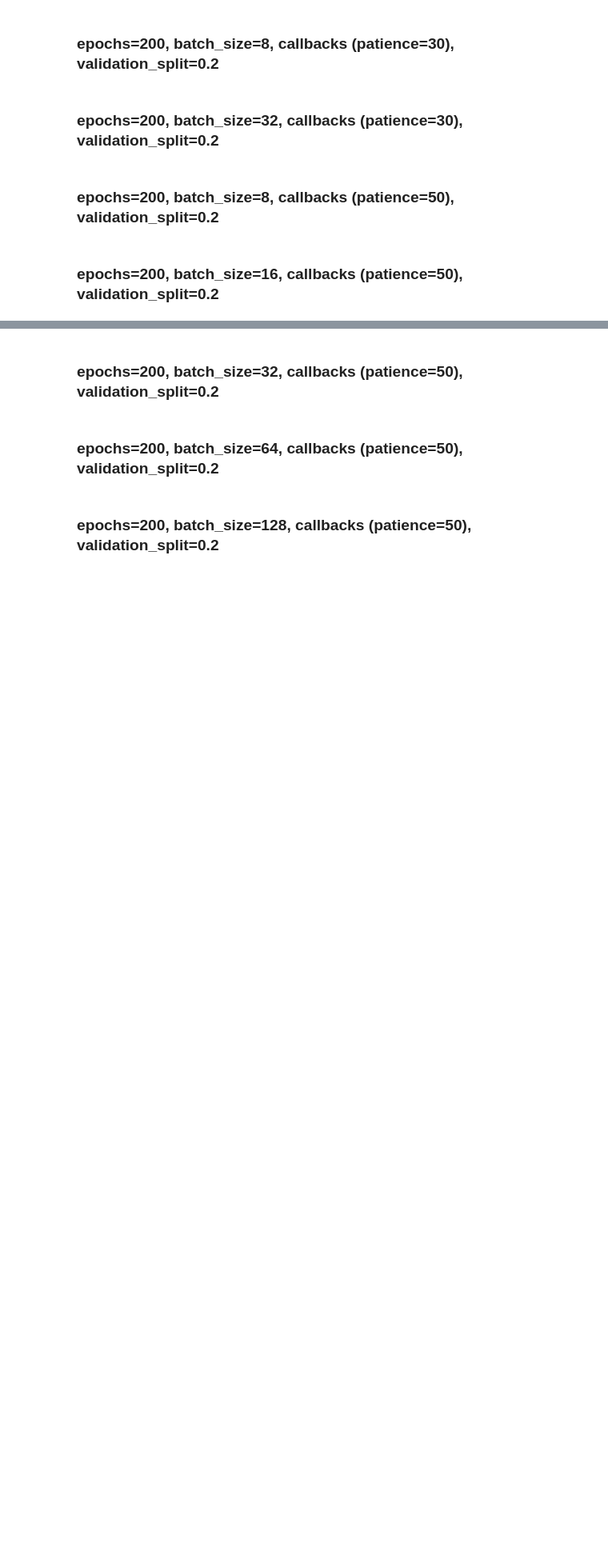
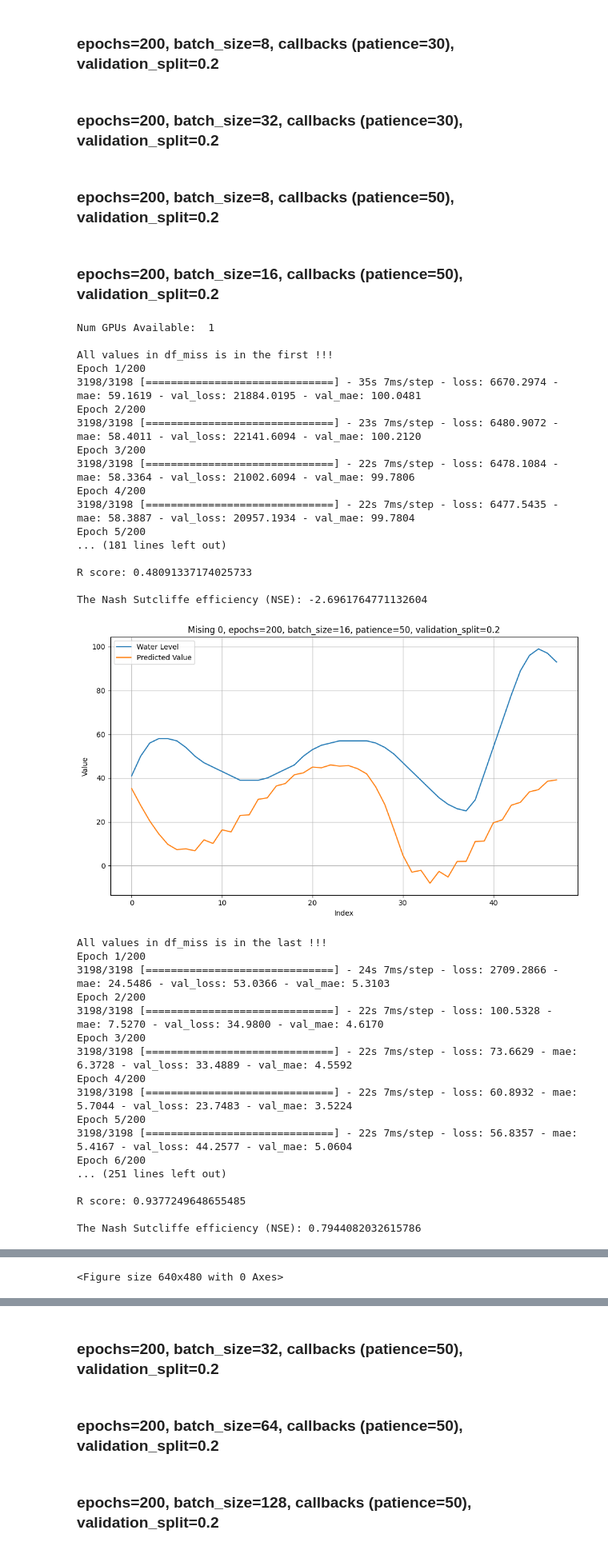
Before and after one commit to thainhattan26012003/HY, a Jupyter notebook: combine.ipynb, the cells around one changed output, grey strips where cells are left out. Shown at 80% size. Cells and saved outputs as stored; diff of their text form; code cells hidden in the pictures; blank space fills up the shorter version.

```diff
--- a/combine.ipynb
+++ b/combine.ipynb
@@ -223,7 +223,7 @@ print("Num GPUs Available: ", len(tf.config.list_physical_devices('GPU')))
 early_stopping = EarlyStopping(monitor='val_loss', patience=30, restore_best_weights=True)
 
 
-for location in range(11,12):
+for location in range(0,12):
 
     filename = f'waterlevel_missing/waterlevel_missing_{location}.csv'
     df = pd.read_csv(filename)
@@ -553,7 +553,7 @@ for location in range(0,12):
         plt.grid(True)
         plt.legend()
         plt.tight_layout()
-        folder_path = 'P:\SU24\Imputation\HY_git\HY\\128,256,512,128,128'
+        folder_path = 'P:\SU24\Imputation\HY_git\\128,256,512,128,128'
         filename = f'128,256,512,128,128, Missing {location}, epochs=200, batch_size=16, patience=30, validation_split=0.2.png'
         full_path = os.path.join(folder_path, filename)
         plt.savefig(full_path)
@@ -602,7 +602,7 @@ for location in range(0,12):
         plt.grid(True)
         plt.legend()
         plt.tight_layout()
-        folder_path = 'P:\SU24\Imputation\HY_git\HY\\128,256,512,128,128'
+        folder_path = 'P:\SU24\Imputation\HY_git\\128,256,512,128,128'
         filename = f'128,256,512,128,128, Missing {location}, epochs=200, batch_size=16, patience=30, validation_split=0.2.png'
         full_path = os.path.join(folder_path, filename)
         plt.savefig(full_path)
@@ -677,7 +677,7 @@ for location in range(0,12):
         plt.grid(True)
         plt.legend()
         plt.tight_layout()
-        folder_path = 'P:\SU24\Imputation\HY_git\HY\\128,256,512,128,128'
+        folder_path = 'P:\SU24\Imputation\HY_git\\128,256,512,128,128'
         filename = f'128,256,512,128,128, Missing {location}, epochs=200, batch_size=16, patience=30, validation_split=0.2.png'
         full_path = os.path.join(folder_path, filename)
         plt.savefig(full_path)
@@ -1332,7 +1378,7 @@ early_stopping = EarlyStopping(monitor='val_loss', patience=50, restore_best_wei
 
 for location in range(0,12):
 
-    filename = f'waterlevel_missing_{location}.csv'
+    filename = f'P:\SU24\Imputation\HY_git\waterlevel_missing\waterlevel_missing_{location}.csv'
     df = pd.read_csv(filename)
 
     #### Check size of missing value
@@ -1398,7 +1444,10 @@ for location in range(0,12):
         plt.grid(True)
         plt.legend()
         plt.tight_layout()
-        plt.savefig(f'64,128,256,200,200, Missing {location}, epochs=200, batch_size=16, patience=50, validation_split=0.2.png')
+        folder_path = 'P:\SU24\Imputation\HY_git\\128,256,512,64,64'
+        filename = f'128,256,512,64,64, Missing {location}, epochs=200, batch_size=16, patience=50, validation_split=0.2.png'
+        full_path = os.path.join(folder_path, filename)
+        plt.savefig(full_path)
         plt.show()
 
     elif all(value in df_check_after for value in df_miss):
@@ -1444,7 +1493,10 @@ for location in range(0,12):
         plt.grid(True)
         plt.legend()
         plt.tight_layout()
-        plt.savefig(f'64,128,256,200,200, Missing {location}, epochs=200, batch_size=16, patience=50, validation_split=0.2.png')
+        folder_path = 'P:\SU24\Imputation\HY_git\\128,256,512,64,64'
+        filename = f'128,256,512,64,64, Missing {location}, epochs=200, batch_size=16, patience=50, validation_split=0.2.png'
+        full_path = os.path.join(folder_path, filename)
+        plt.savefig(full_path)
         plt.show()
 
     else:
@@ -1502,31 +1554,70 @@ for location in range(0,12):
         print('\n', 'result of combine only: ')                                         #
         results_combine =  [(x + y)/2 for x,y in zip(value_lst_before, value_lst_after)]#
         calculate_metrics_for_combine(results_combine,'results_combine (MIDDLE)')               #
         print('\n')                                                                 #
         #############################################################################
 
         df = pd.read_csv('Impute_misvalues_hungyen.csv')
 
         plt.figure(figsize=(10, 6))
         plt.plot(df['Waterlevel'].values.tolist()[nan_index:nan_index+size_of_gap], label='Water Level')
         plt.plot(results_combine, label='Predicted Value', linestyle='-')
         plt.title(f'Mising {location}, epochs=200, batch_size=16, patience=50, validation_split=0.2')
         plt.xlabel('Index')
         plt.ylabel('Value')
         plt.grid(True)
         plt.legend()
         plt.tight_layout()
         plt.show()
-        plt.savefig(f'64,128,256,200,200, Missing {location}, epochs=200, batch_size=16, patience=50, validation_split=0.2.png')
+        folder_path = 'P:\SU24\Imputation\HY_git\\128,256,512,64,64'
+        filename = f'128,256,512,64,64, Missing {location}, epochs=200, batch_size=16, patience=50, validation_split=0.2.png'
+        full_path = os.path.join(folder_path, filename)
+        plt.savefig(full_path)
 
 
 current_time = datetime.now()
 
 print('\n')
 print('\nMean of Similarity combine: ',np.mean(sim_lst_combine))
 print('\nMean of Mean Absoulute Error combine :',np.mean(mae_lst_combine))
 print('\nMean of Root Mean Squared Error combine: ',np.mean(rmse_lst_combine))
 print('\nMean of Fraction of Standard Deviation combine: ',np.mean(fsd_lst_combine))
 print('\nMean of R-score combine: ', np.mean(r_lst_combine))
 print('\nMean of the Nash Sutcliffe efficiency (NSE): ', np.mean(nse_lst_combine))
 print('\n')
+# %% [output]
+Num GPUs Available:  1
+
+All values in df_miss is in the first !!!
+Epoch 1/200
+3198/3198 [==============================] - 35s 7ms/step - loss: 6670.2974 - mae: 59.1619 - val_loss: 21884.0195 - val_mae: 100.0481
+Epoch 2/200
+3198/3198 [==============================] - 23s 7ms/step - loss: 6480.9072 - mae: 58.4011 - val_loss: 22141.6094 - val_mae: 100.2120
+Epoch 3/200
+3198/3198 [==============================] - 22s 7ms/step - loss: 6478.1084 - mae: 58.3364 - val_loss: 21002.6094 - val_mae: 99.7806
+Epoch 4/200
+3198/3198 [==============================] - 22s 7ms/step - loss: 6477.5435 - mae: 58.3887 - val_loss: 20957.1934 - val_mae: 99.7804
+Epoch 5/200
+... (181 lines left out)
+
+R score: 0.48091337174025733
+
+The Nash Sutcliffe efficiency (NSE): -2.6961764771132604
+[figure, added]
+All values in df_miss is in the last !!!
+Epoch 1/200
+3198/3198 [==============================] - 24s 7ms/step - loss: 2709.2866 - mae: 24.5486 - val_loss: 53.0366 - val_mae: 5.3103
+Epoch 2/200
+3198/3198 [==============================] - 22s 7ms/step - loss: 100.5328 - mae: 7.5270 - val_loss: 34.9800 - val_mae: 4.6170
+Epoch 3/200
+3198/3198 [==============================] - 22s 7ms/step - loss: 73.6629 - mae: 6.3728 - val_loss: 33.4889 - val_mae: 4.5592
+Epoch 4/200
+3198/3198 [==============================] - 22s 7ms/step - loss: 60.8932 - mae: 5.7044 - val_loss: 23.7483 - val_mae: 3.5224
+Epoch 5/200
+3198/3198 [==============================] - 22s 7ms/step - loss: 56.8357 - mae: 5.4167 - val_loss: 44.2577 - val_mae: 5.0604
+Epoch 6/200
+... (251 lines left out)
+
+R score: 0.9377249648655485
+
+The Nash Sutcliffe efficiency (NSE): 0.7944082032615786
@@ -1532,0 +1660 @@ print('\n')
+<Figure size 640x480 with 0 Axes>
```
Also changed, not shown: parts of 2 cells of this notebook, 25 other files.
